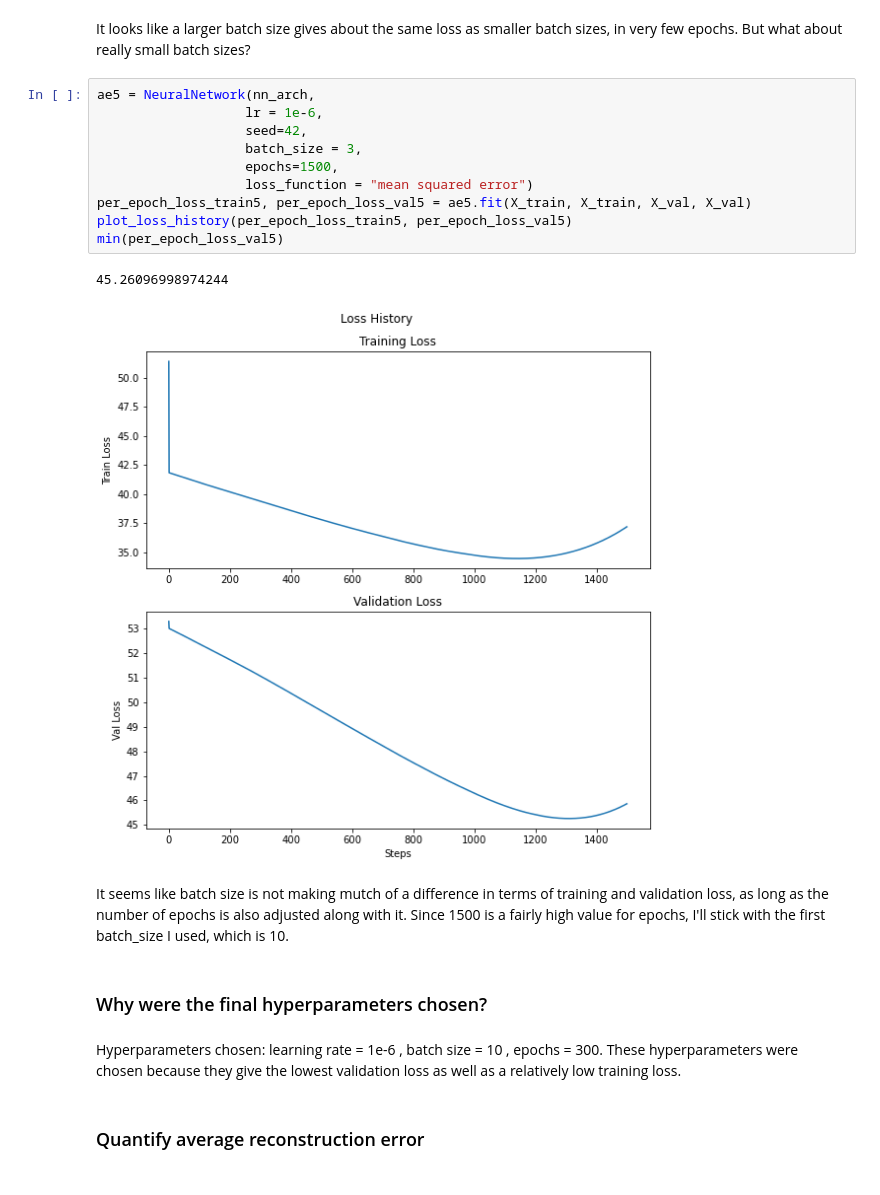
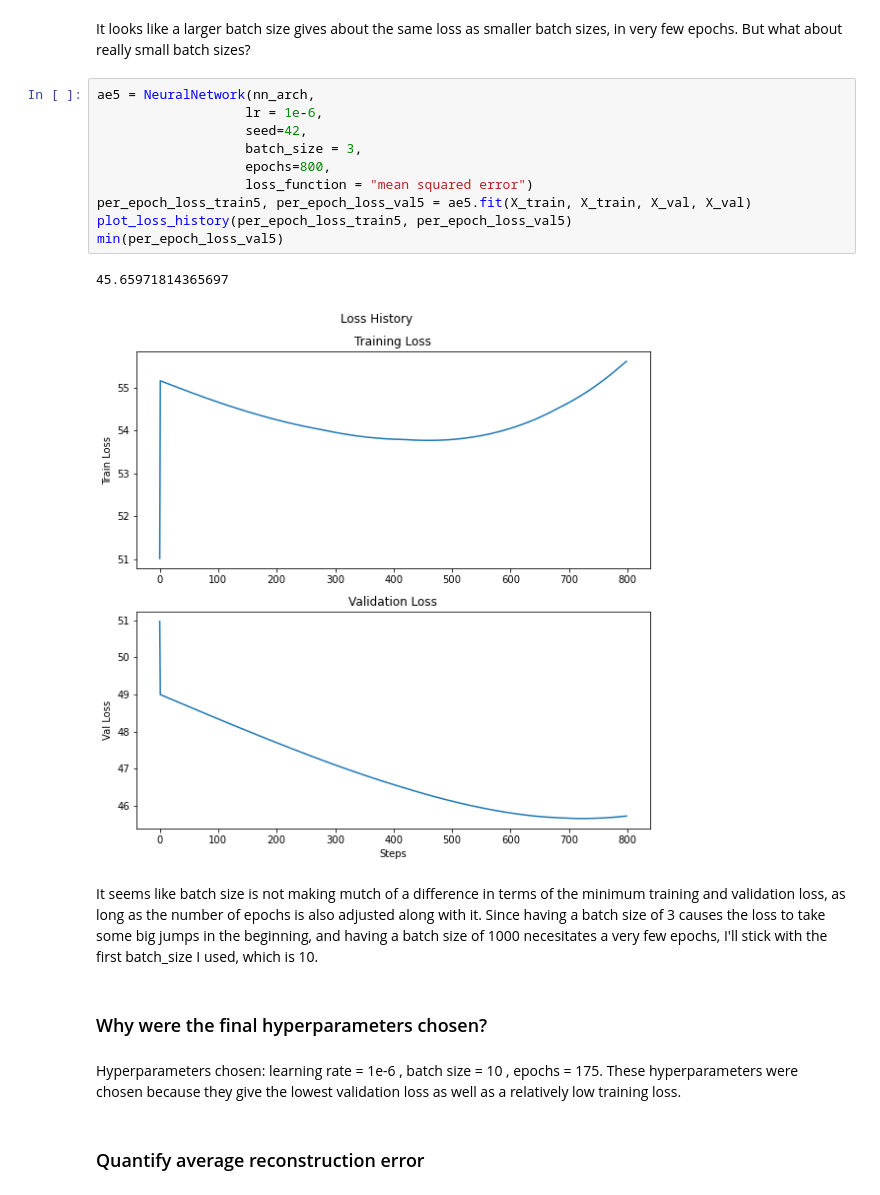
Before and after one commit to gramey02/project7, a Jupyter notebook: nn/Autoencoder.ipynb, the cells around one changed output. Cells and saved outputs as stored; diff of their text form.

```diff
--- a/nn/Autoencoder.ipynb
+++ b/nn/Autoencoder.ipynb
@@ -133,22 +133,22 @@ It looks like a larger batch size gives about the same loss as smaller batch siz
 # %%
 ae5 = NeuralNetwork(nn_arch,
                    lr = 1e-6,
                    seed=42,
                    batch_size = 3,
-                   epochs=1500,
+                   epochs=800,
                    loss_function = "mean squared error")
 per_epoch_loss_train5, per_epoch_loss_val5 = ae5.fit(X_train, X_train, X_val, X_val)
 plot_loss_history(per_epoch_loss_train5, per_epoch_loss_val5)
 min(per_epoch_loss_val5)
 # %% [output]
-45.26096998974244
+45.65971814365697
-[figure, old version]
+[figure, new version]
 # %% [markdown]
-It seems like batch size is not making mutch of a difference in terms of training and validation loss, as long as the number of epochs is also adjusted along with it. Since 1500 is a fairly high value for epochs, I'll stick with the first batch_size I used, which is 10.
+It seems like batch size is not making mutch of a difference in terms of the minimum training and validation loss, as long as the number of epochs is also adjusted along with it. Since having a batch size of 3 causes the loss to take some big jumps in the beginning, and having a batch size of 1000 necesitates a very few epochs, I'll stick with the first batch_size I used, which is 10.
 # %% [markdown]
 ### Why were the final hyperparameters chosen?
 # %% [markdown]
-Hyperparameters chosen: learning rate = 1e-6 , batch size = 10 , epochs = 300.
+Hyperparameters chosen: learning rate = 1e-6 , batch size = 10 , epochs = 175.
 These hyperparameters were chosen because they give the lowest validation loss as well as a relatively low training loss.
 # %% [markdown]
 ### Quantify average reconstruction error
```
Also changed, not shown: parts of 5 cells of this notebook.
